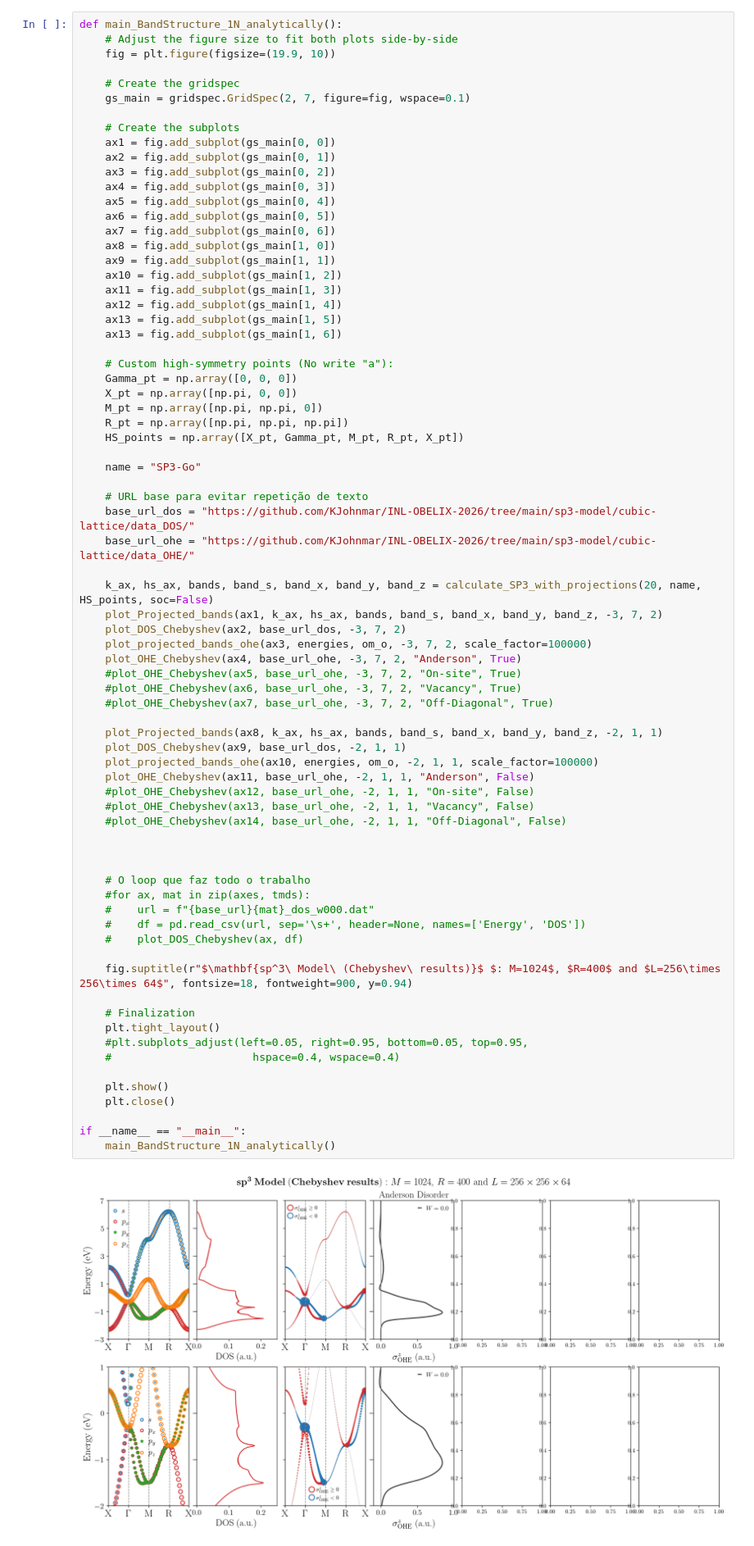
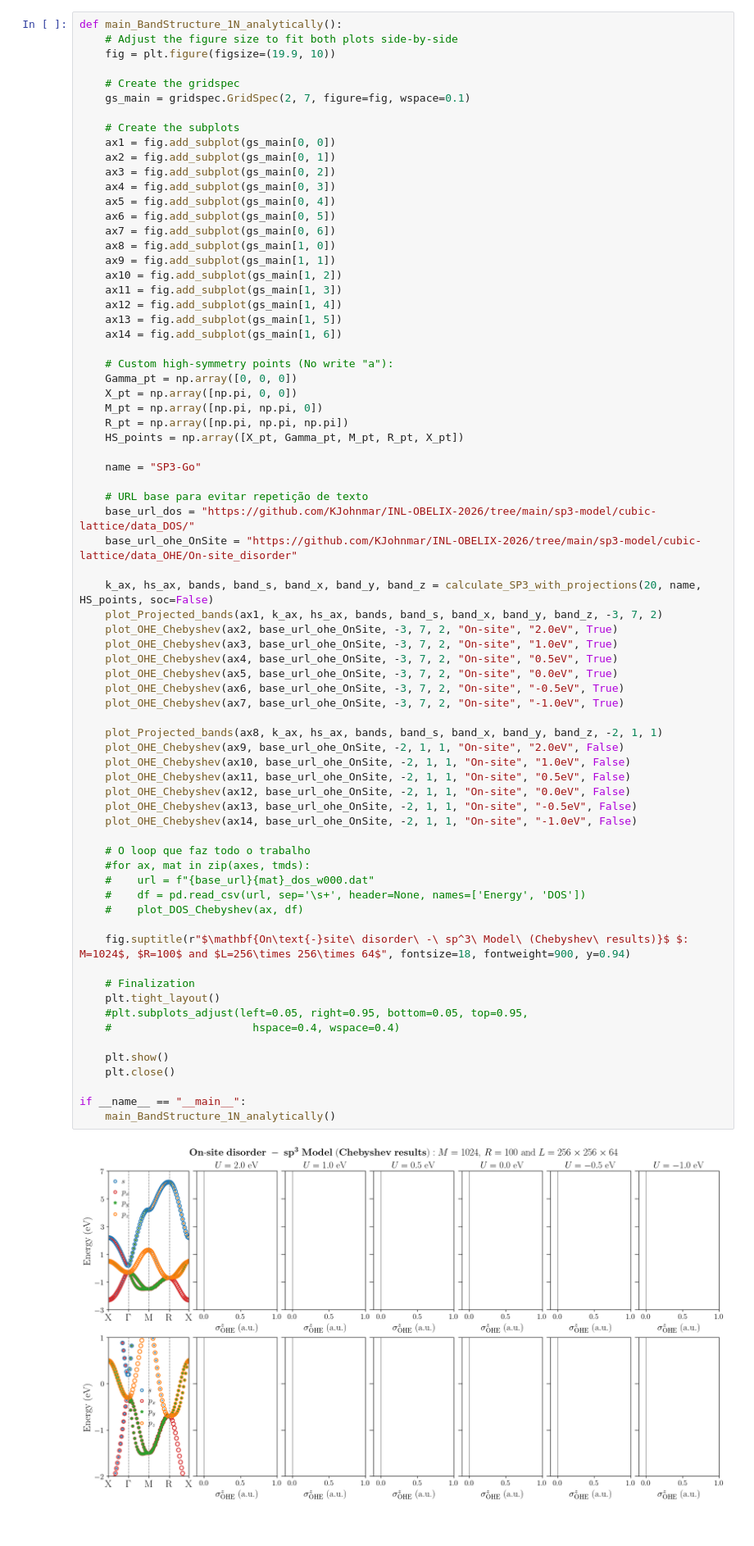
Before and after one commit to KJohnmar/INL-OBELIX-2026, a Jupyter notebook: sp3-model/cubic-lattice/sp3-model-CubicLattice.ipynb, the cells around one changed output. Shown at 82% size. Cells and saved outputs as stored; diff of their text form.

```diff
--- a/sp3-model/cubic-lattice/sp3-model-CubicLattice.ipynb
+++ b/sp3-model/cubic-lattice/sp3-model-CubicLattice.ipynb
@@ -2233,7 +2273,7 @@ def main_BandStructure_1N_analytically():
     ax11 = fig.add_subplot(gs_main[1, 3])
     ax12 = fig.add_subplot(gs_main[1, 4])
     ax13 = fig.add_subplot(gs_main[1, 5])
-    ax13 = fig.add_subplot(gs_main[1, 6])
+    ax14 = fig.add_subplot(gs_main[1, 6])
 
     # Custom high-symmetry points (No write "a"):
     Gamma_pt = np.array([0, 0, 0])
@@ -2243,47 +2283,45 @@ def main_BandStructure_1N_analytically():
     HS_points = np.array([X_pt, Gamma_pt, M_pt, R_pt, X_pt])
 
     name = "SP3-Go"
 
     # URL base para evitar repetição de texto
     base_url_dos = "https://github.com/KJohnmar/INL-OBELIX-2026/tree/main/sp3-model/cubic-lattice/data_DOS/"
-    base_url_ohe = "https://github.com/KJohnmar/INL-OBELIX-2026/tree/main/sp3-model/cubic-lattice/data_OHE/"
+    base_url_ohe_OnSite = "https://github.com/KJohnmar/INL-OBELIX-2026/tree/main/sp3-model/cubic-lattice/data_OHE/On-site_disorder"
 
     k_ax, hs_ax, bands, band_s, band_x, band_y, band_z = calculate_SP3_with_projections(20, name, HS_points, soc=False)
     plot_Projected_bands(ax1, k_ax, hs_ax, bands, band_s, band_x, band_y, band_z, -3, 7, 2)
-    plot_DOS_Chebyshev(ax2, base_url_dos, -3, 7, 2)
-    plot_projected_bands_ohe(ax3, energies, om_o, -3, 7, 2, scale_factor=100000)
-    plot_OHE_Chebyshev(ax4, base_url_ohe, -3, 7, 2, "Anderson", True)
-    #plot_OHE_Chebyshev(ax5, base_url_ohe, -3, 7, 2, "On-site", True)
-    #plot_OHE_Chebyshev(ax6, base_url_ohe, -3, 7, 2, "Vacancy", True)
-    #plot_OHE_Chebyshev(ax7, base_url_ohe, -3, 7, 2, "Off-Diagonal", True)
+    plot_OHE_Chebyshev(ax2, base_url_ohe_OnSite, -3, 7, 2, "On-site", "2.0eV", True)
+    plot_OHE_Chebyshev(ax3, base_url_ohe_OnSite, -3, 7, 2, "On-site", "1.0eV", True)
+    plot_OHE_Chebyshev(ax4, base_url_ohe_OnSite, -3, 7, 2, "On-site", "0.5eV", True)
+    plot_OHE_Chebyshev(ax5, base_url_ohe_OnSite, -3, 7, 2, "On-site", "0.0eV", True)
+    plot_OHE_Chebyshev(ax6, base_url_ohe_OnSite, -3, 7, 2, "On-site", "-0.5eV", True)
+    plot_OHE_Chebyshev(ax7, base_url_ohe_OnSite, -3, 7, 2, "On-site", "-1.0eV", True)
 
     plot_Projected_bands(ax8, k_ax, hs_ax, bands, band_s, band_x, band_y, band_z, -2, 1, 1)
-    plot_DOS_Chebyshev(ax9, base_url_dos, -2, 1, 1)
-    plot_projected_bands_ohe(ax10, energies, om_o, -2, 1, 1, scale_factor=100000)
-    plot_OHE_Chebyshev(ax11, base_url_ohe, -2, 1, 1, "Anderson", False)
-    #plot_OHE_Chebyshev(ax12, base_url_ohe, -2, 1, 1, "On-site", False)
-    #plot_OHE_Chebyshev(ax13, base_url_ohe, -2, 1, 1, "Vacancy", False)
-    #plot_OHE_Chebyshev(ax14, base_url_ohe, -2, 1, 1, "Off-Diagonal", False)
-
-
+    plot_OHE_Chebyshev(ax9, base_url_ohe_OnSite, -2, 1, 1, "On-site", "2.0eV", False)
+    plot_OHE_Chebyshev(ax10, base_url_ohe_OnSite, -2, 1, 1, "On-site", "1.0eV", False)
+    plot_OHE_Chebyshev(ax11, base_url_ohe_OnSite, -2, 1, 1, "On-site", "0.5eV", False)
+    plot_OHE_Chebyshev(ax12, base_url_ohe_OnSite, -2, 1, 1, "On-site", "0.0eV", False)
+    plot_OHE_Chebyshev(ax13, base_url_ohe_OnSite, -2, 1, 1, "On-site", "-0.5eV", False)
+    plot_OHE_Chebyshev(ax14, base_url_ohe_OnSite, -2, 1, 1, "On-site", "-1.0eV", False)
 
     # O loop que faz todo o trabalho
     #for ax, mat in zip(axes, tmds):
     #    url = f"{base_url}{mat}_dos_w000.dat"
     #    df = pd.read_csv(url, sep='\s+', header=None, names=['Energy', 'DOS'])
     #    plot_DOS_Chebyshev(ax, df)
 
-    fig.suptitle(r"$\mathbf{sp^3\ Model\ (Chebyshev\ results)}$ $: M=1024$, $R=400$ and $L=256\times 256\times 64$", fontsize=18, fontweight=900, y=0.94)
+    fig.suptitle(r"$\mathbf{On\text{-}site\ disorder\ -\ sp^3\ Model\ (Chebyshev\ results)}$ $: M=1024$, $R=100$ and $L=256\times 256\times 64$", fontsize=18, fontweight=900, y=0.94)
 
     # Finalization
     plt.tight_layout()
     #plt.subplots_adjust(left=0.05, right=0.95, bottom=0.05, top=0.95,
     #                      hspace=0.4, wspace=0.4)
 
     plt.show()
     plt.close()
 
 if __name__ == "__main__":
     main_BandStructure_1N_analytically()
 # %% [output]
-[figure, old version]
+[figure, new version]
```
Also changed, not shown: parts of 1 cell of this notebook.
